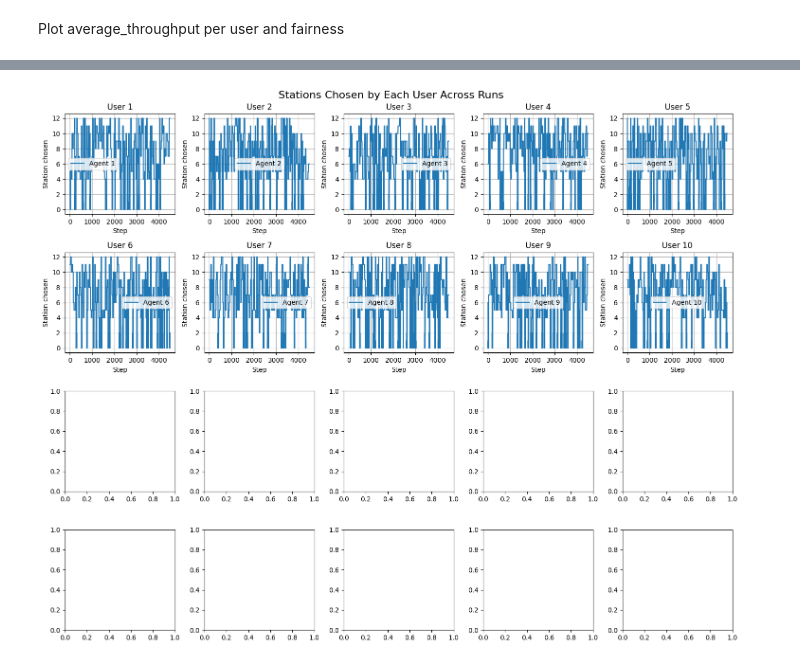
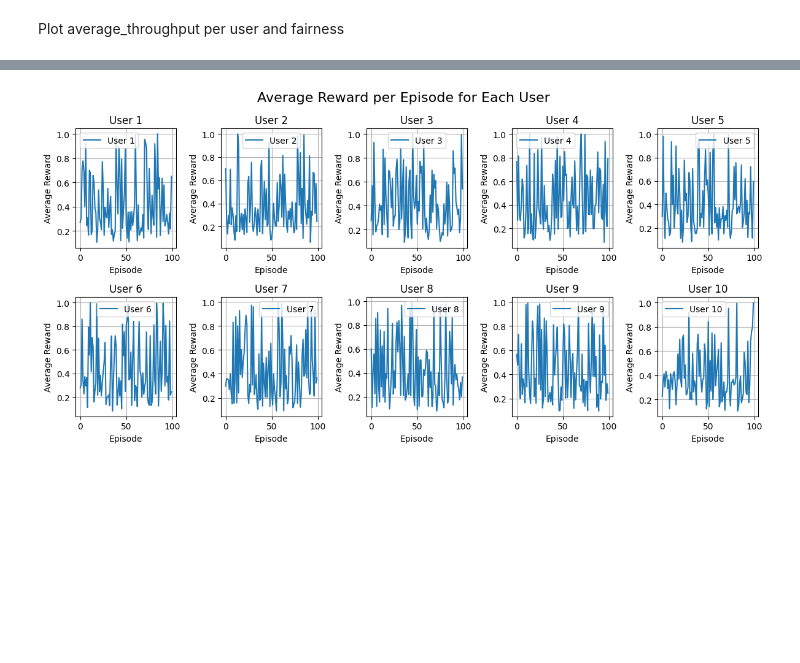
Before and after one commit to AlvaroSolana/DQN_RAT_Selection, a Jupyter notebook: test.ipynb, the cells around one changed output, grey strips where cells are left out. Cells and saved outputs as stored; diff of their text form; code cells hidden in the pictures; blank space fills up the shorter version.

```diff
--- a/test.ipynb
+++ b/test.ipynb
@@ -49,7 +49,7 @@ def plot_reward(reward_buffer):
     n_runs = len(reward_buffer)
     n_agents = len(reward_buffer[0])
 
-    fig, axes = plt.subplots(2, 5, figsize=(8, 12))
+    fig, axes = plt.subplots(2, 5, figsize=(12, 6))
 
     for i in range(n_agents):
         ax = axes[i // 5, i % 5]
@@ -71,7 +71,7 @@ def plot_actions(actions_buffer):
     n_runs = len(actions_buffer)
     n_agents = len(actions_buffer[0])
 
-    fig, axes = plt.subplots(2, 5, figsize=(8, 12))
+    fig, axes = plt.subplots(2, 5, figsize=(12, 6))
 
     for i in range(n_agents):
         ax = axes[i // 5, i % 5]
@@ -108,6 +108,38 @@ def print_stats(rewards, actions,n_users):
     print("-----------------------------------------")
     print(f"LTEs chosen :", counted_ltes)
     print(f"APs chosen :", counted_aps)
+
+import numpy as np
+import matplotlib.pyplot as plt
+
+def plot_episode_reward(reward_buffer, n_step):
+    n_timesteps = len(reward_buffer)
+    n_users = len(reward_buffer[0])
+    n_episodes = n_timesteps // n_step
+
+    rewards_np = np.array(reward_buffer)  # shape (timesteps, users)
+
+    fig, axes = plt.subplots(2, 5, figsize=(12, 6))
+
+    for user in range(n_users):
+        ax = axes[user // 5, user % 5]
+        user_rewards = rewards_np[:, user]
+
+        episodes_avg = [
+            np.mean(user_rewards[i*n_step:(i+1)*n_step])
+            for i in range(n_episodes)
+        ]
+
+        ax.plot(range(n_episodes), episodes_avg, label=f"User {user+1}")
+        ax.set_title(f"User {user+1}")
+        ax.set_xlabel("Episode")
+        ax.set_ylabel("Average Reward")
+        ax.grid(True)
+        ax.legend()
+
+    fig.suptitle("Average Reward per Episode for Each User", fontsize=16)
+    plt.tight_layout()
+    plt.show()
 # %% [markdown]
 Initialize enviroment
 # %%
@@ -378,4 +242,4 @@ plt.show()
-# %%
-plot_actions(actions)
-# %% [output]
-[figure, removed]
+# %%
+plot_episode_reward(rewards, n_steps)
+# %% [output]
+[figure, added]
```
Also changed, not shown: parts of 20 cells of this notebook, 4 other files.
